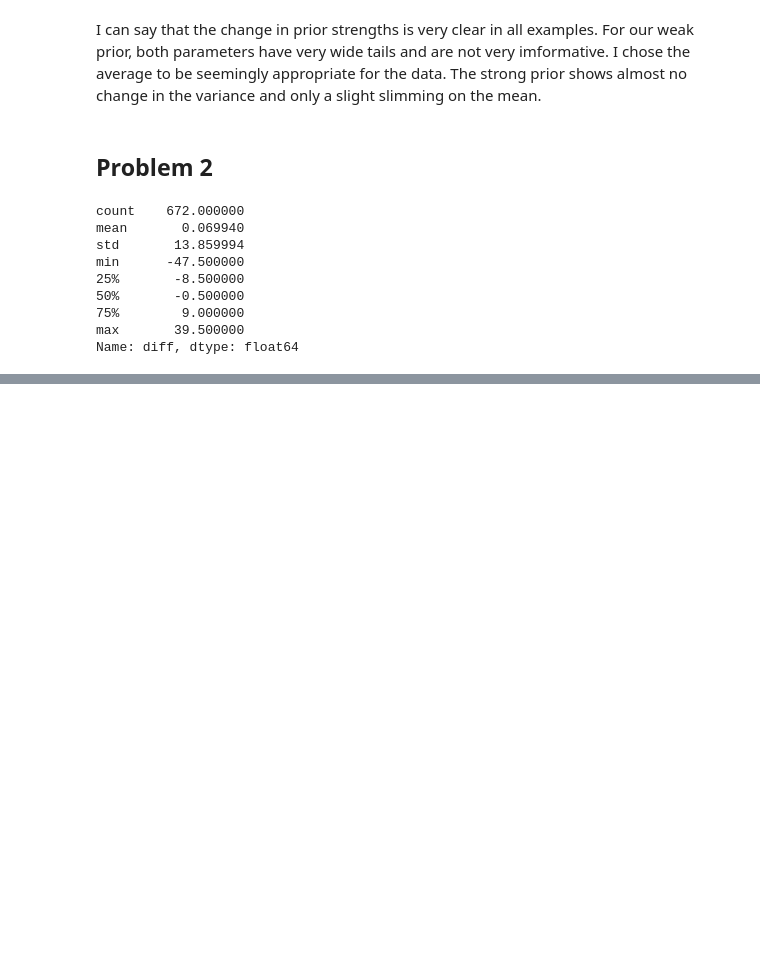
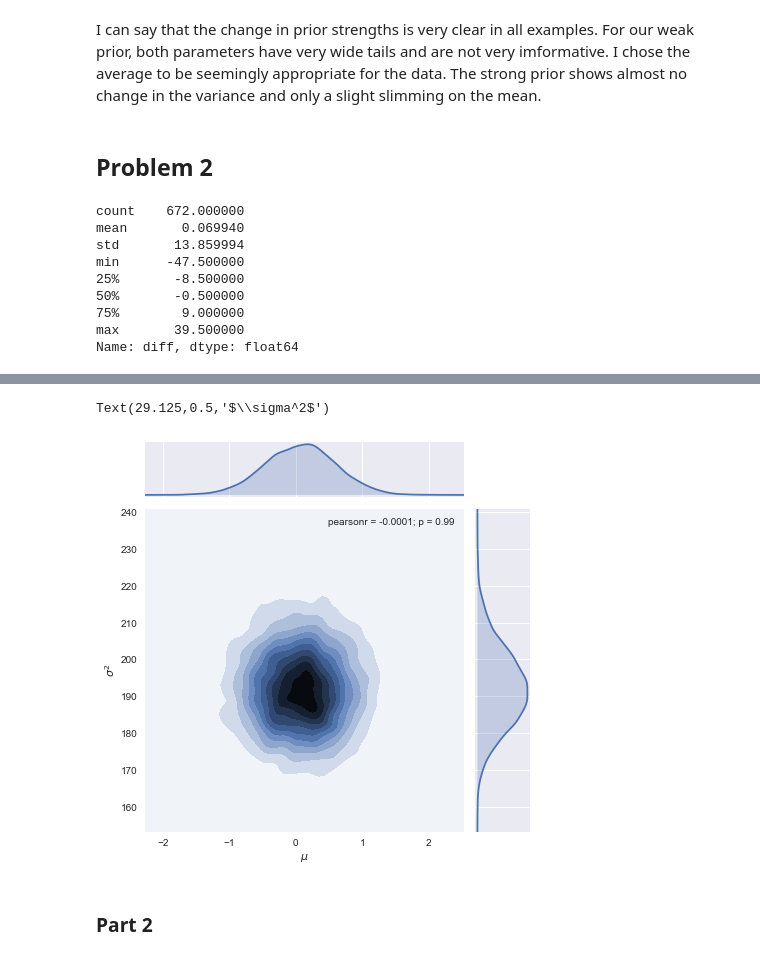
Before and after one commit to mileslucas/stat444, a Jupyter notebook: hw2/hw2.ipynb, the cells around one changed output, grey strips where cells are left out. Saved outputs shown, nothing was run; the diff lists cells and outputs as text; code cells hidden in the pictures; blank space fills up the shorter version.

Commit message:
worked on part 2 of problem

```diff
--- a/hw2/hw2.ipynb
+++ b/hw2/hw2.ipynb
@@ -138,0 +112,27 @@ plt.plot(x, stats.chi2.pdf(x, v))
+# %%
+from scipy import interpolate
+def logpdf(x, mu0, tau0, adjustment=0):
+        prec_prior = 1/tau0
+        data_precision = 1 / diff.var()
+        n = diff.count()
+
+        mu_post = (prec_prior * mu0 + data_precision * diff.mean()) / (prec_prior + data_precision)
+
+        prec_post = prec_prior + n * data_precision
+        s2_post = 1 / prec_post
+
+        logpdf = [0.5 * np.log(s2_post) + np.log(stats.norm.pdf(mu_post, mu0, scale=np.sqrt(tau0))) - np.log(xi) + \
+                  np.sum(np.log(stats.norm.pdf(diff, mu_post, np.sqrt(xi)))) + adjustment for xi in x]
+        return logpdf
+
+def pdf(x, mu0, tau0, adjustment):
+    return np.exp(logpdf(x, mu0, tau0, adjustment))
+
+def cdf(x, mu0, tau0, adjustment):
+    pdf_ = pdf(x, mu0, tau0, adjustment)
+    return np.cumsum(pdf_) / np.sum(pdf_)
+
+def draw_cdf(x, mu0, tau0, adjustment, n=10000):
+    ''' Gets a random sample using cdf method '''
+    inv_cdf = interpolate.interp1d(cdf(x, mu0, tau0, adjustment), x)
+    return inv_cdf(np.random.rand(n))
@@ -138,0 +163,11 @@ plt.plot(x, stats.chi2.pdf(x, v))
+# %%
+from seaborn import jointplot
+
+g = jointplot(mu_samples, s2_samples, kind='kde')
+g.ax_joint.set_xlabel(r'$\mu$')
+g.ax_joint.set_ylabel(r'$\sigma^2$')
+# %% [output]
+Text(29.125,0.5,'$\\sigma^2$')
+[figure, added]
+# %% [markdown]
+### Part 2
```
Also changed, not shown: parts of 9 cells of this notebook.
